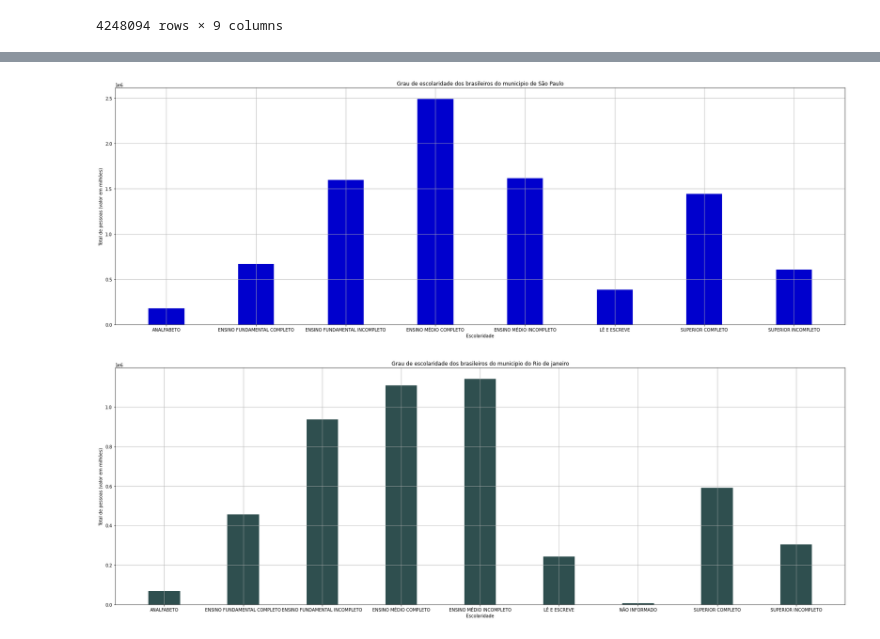
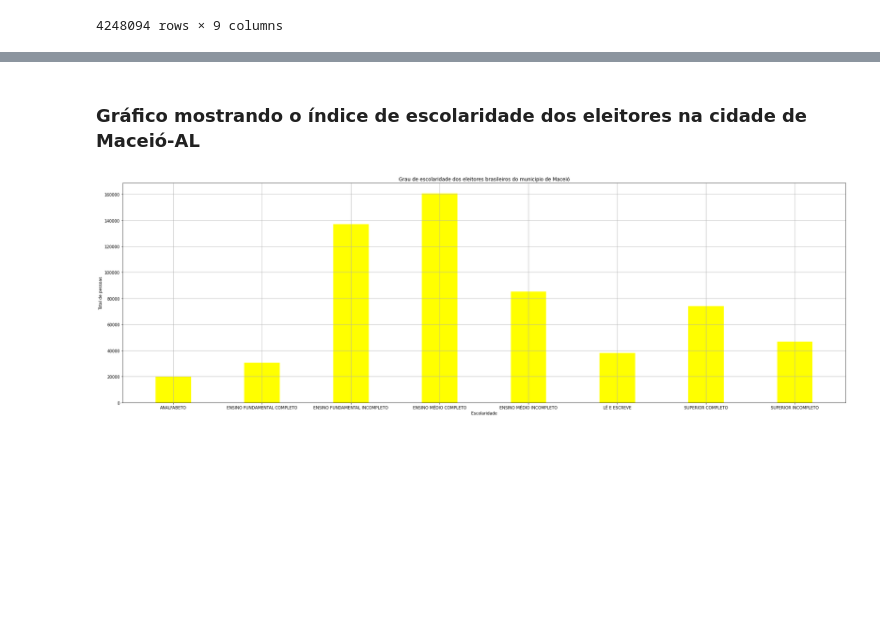
Before and after one commit to LuisGuilhermeSousa/Analise_de_Dados_Eleitorais, a Jupyter notebook: analise_dados_eleitorais.ipynb, the cells around one changed output, grey strips where cells are left out. Cells and saved outputs as stored; diff of their text form; code cells hidden in the pictures; blank space fills up the shorter version.

```diff
--- a/analise_dados_eleitorais.ipynb
+++ b/analise_dados_eleitorais.ipynb
@@ -70,30 +160,17 @@ plt.show()
+# %% [markdown]
+### Gráfico mostrando o índice de escolaridade dos eleitores na cidade de Maceió-AL
 # %%
-x = escolaridade_SP2020.keys()
-y = escolaridade_SP2020.to_list()
+x = escolaridade_MA2020.keys()
+y = escolaridade_MA2020.to_list()
 
-plt.title('Grau de escolaridade dos brasileiros do municipio de São Paulo')
+plt.title('Grau de escolaridade dos eleitores brasileiros do municipio de Maceió')
 plt.xlabel('Escolaridade')
-plt.ylabel('Total de pessoas (valor em milhões)')
+plt.ylabel('Total de pessoas')
 
-plt.bar(x, y, label="2020", color="#0000CD", width=0.4)
+plt.bar(x, y, label="2020", color="#FFFF00", width=0.4)
 
-plt.rcParams['figure.figsize'] = (30,10)
+plt.rcParams['figure.figsize'] = (32,10)
 plt.grid(True)
 plt.show()
 # %% [output]
-[figure, old version]
+[figure, new version]
-# %%
-x = escolaridade_RJ2020.keys()
-y = escolaridade_RJ2020.to_list()
-
-plt.title('Grau de escolaridade dos brasileiros do municipio do Rio de janeiro')
-plt.xlabel('Escolaridade')
-plt.ylabel('Total de pessoas (valor em milhões)')
-
-plt.bar(x, y, label="2020", color="#2F4F4F", width=0.4)
-
-plt.rcParams['figure.figsize'] = (32,10)
-plt.grid(True)
-plt.show()
-# %% [output]
-[figure, removed]
```
Also changed, not shown: parts of 22 cells of this notebook.
